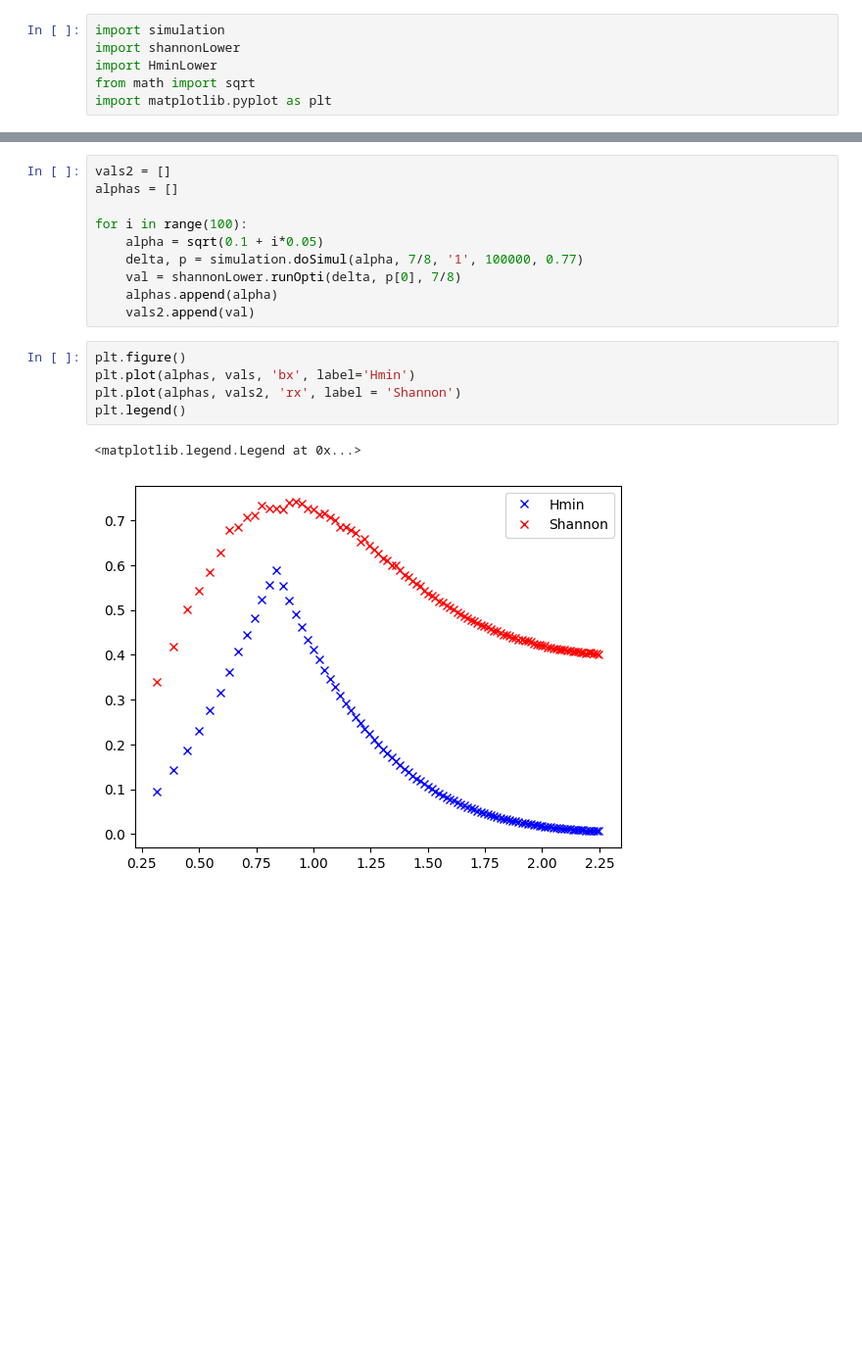
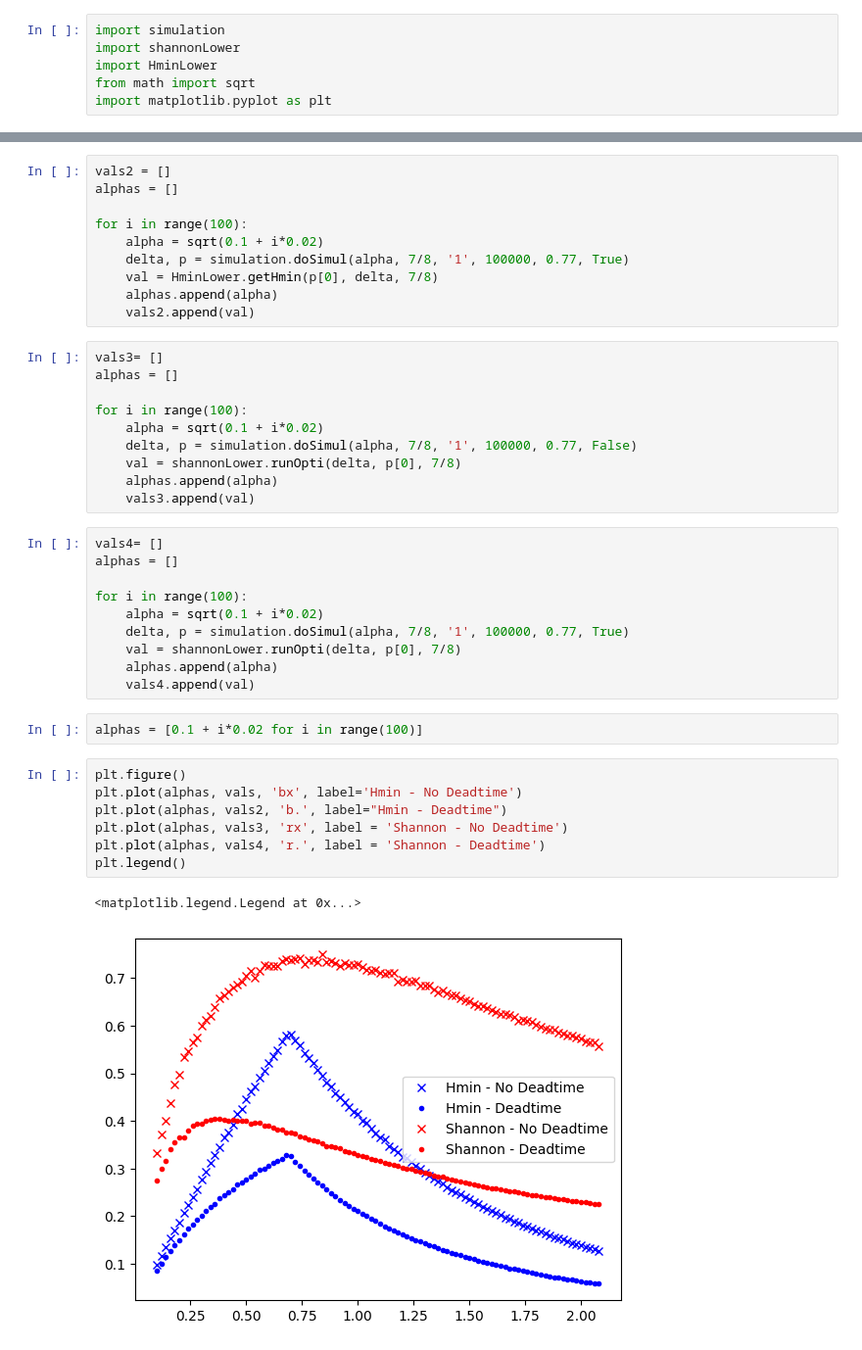
Before and after one commit to thmaoe/Master-thesis-QKD, a Jupyter notebook: test.ipynb, the cells around one changed output, grey strips where cells are left out. Shown: that part at 98% size. Drawn from its saved outputs; the diff is of its cells as text; blank space fills up the shorter version.

Commit message:
added detector deadtime

```diff
--- a/test.ipynb
+++ b/test.ipynb
@@ -14,24 +14,48 @@ for i in range(100):
     val = HminLower.getHmin(p[0], delta, 7/8)
     alphas.append(alpha)
     vals.append(val)
+# %%
+vals2 = []
+alphas = []
+
+for i in range(100):
+    alpha = sqrt(0.1 + i*0.02)
+    delta, p = simulation.doSimul(alpha, 7/8, '1', 100000, 0.77, True)
+    val = HminLower.getHmin(p[0], delta, 7/8)
+    alphas.append(alpha)
+    vals2.append(val)
 # %%
-vals2 = []
+vals3= []
 alphas = []
 
 for i in range(100):
-    alpha = sqrt(0.1 + i*0.05)
-    delta, p = simulation.doSimul(alpha, 7/8, '1', 100000, 0.77)
+    alpha = sqrt(0.1 + i*0.02)
+    delta, p = simulation.doSimul(alpha, 7/8, '1', 100000, 0.77, False)
     val = shannonLower.runOpti(delta, p[0], 7/8)
     alphas.append(alpha)
-    vals2.append(val)
+    vals3.append(val)
+# %%
+vals4= []
+alphas = []
+
+for i in range(100):
+    alpha = sqrt(0.1 + i*0.02)
+    delta, p = simulation.doSimul(alpha, 7/8, '1', 100000, 0.77, True)
+    val = shannonLower.runOpti(delta, p[0], 7/8)
+    alphas.append(alpha)
+    vals4.append(val)
+# %%
+alphas = [0.1 + i*0.02 for i in range(100)]
 # %%
 plt.figure()
-plt.plot(alphas, vals, 'bx', label='Hmin')
-plt.plot(alphas, vals2, 'rx', label = 'Shannon')
+plt.plot(alphas, vals, 'bx', label='Hmin - No Deadtime')
+plt.plot(alphas, vals2, 'b.', label="Hmin - Deadtime")
+plt.plot(alphas, vals3, 'rx', label = 'Shannon - No Deadtime')
+plt.plot(alphas, vals4, 'r.', label = 'Shannon - Deadtime')
 plt.legend()
 # %% [output]
 <matplotlib.legend.Legend at 0x...>
-[figure, old version]
+[figure, new version]
 # %%
 vals_ = []
 alphas = []
```
Also changed, not shown: parts of 6 cells of this notebook, 2 other files.
